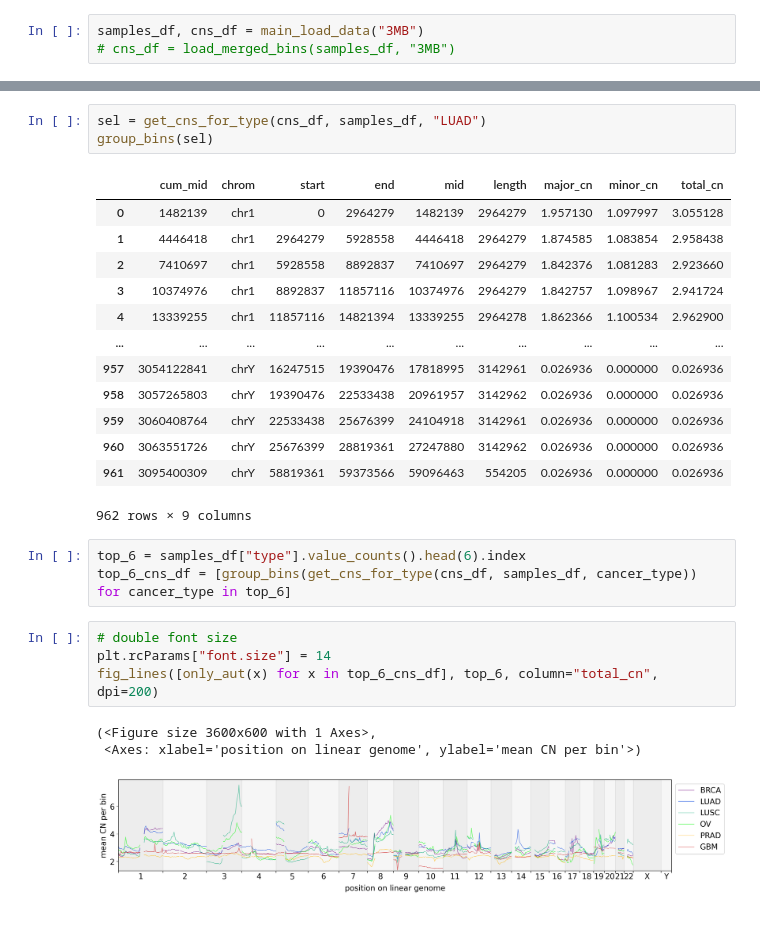
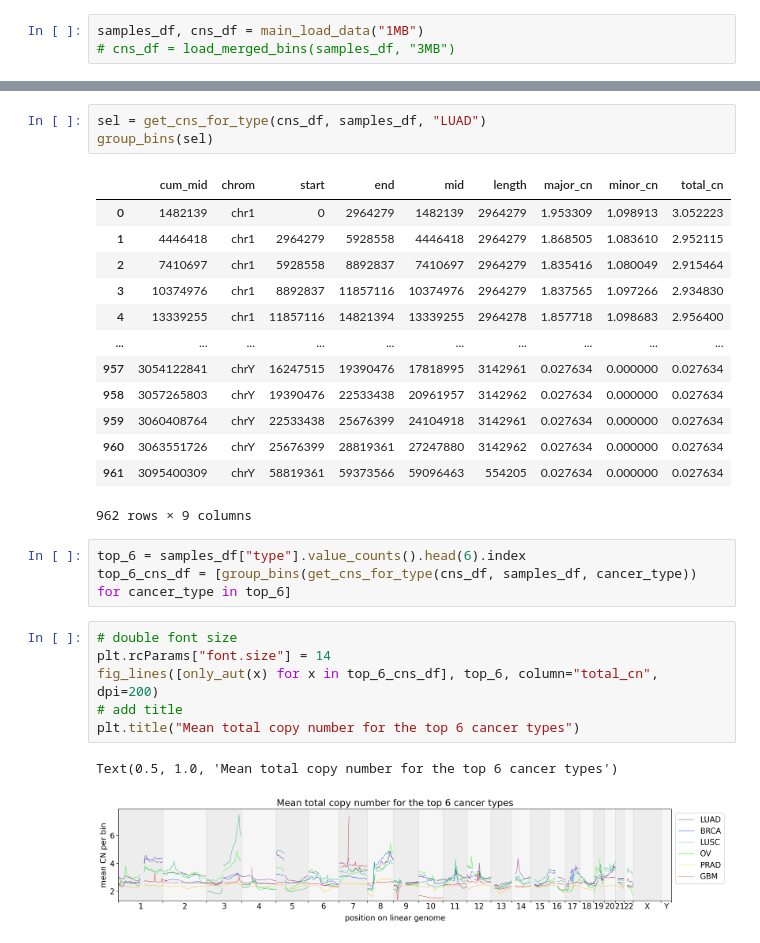
Before and after one commit to ICCB-Cologne/CNSistent, a Jupyter notebook: notebooks/analyze/analyze_types.ipynb, the cells around one changed output, grey strips where cells are left out. Drawn from its saved outputs; the diff is of its cells as text.

```diff
--- a/notebooks/analyze/analyze_types.ipynb
+++ b/notebooks/analyze/analyze_types.ipynb
@@ -11,5 +37,5 @@ from cns.data_utils import main_load_data, select_CNS_samples
 # %%
-samples_df, cns_df = main_load_data("3MB")
+samples_df, cns_df = main_load_data("1MB")
 # cns_df = load_merged_bins(samples_df, "3MB")
 # %%
 samples_df["type"].value_counts().head(6).sum()
@@ -27,17 +53,17 @@ sel = get_cns_for_type(cns_df, samples_df, "LUAD")
 group_bins(sel)
 # %% [output]
 |  | cum_mid | chrom | start | end | mid | length | major_cn | minor_cn | total_cn |
-| 0 | 1482139 | chr1 | 0 | 2964279 | 1482139 | 2964279 | 1.957130 | 1.097997 | 3.055128 |
-| 1 | 4446418 | chr1 | 2964279 | 5928558 | 4446418 | 2964279 | 1.874585 | 1.083854 | 2.958438 |
-| 2 | 7410697 | chr1 | 5928558 | 8892837 | 7410697 | 2964279 | 1.842376 | 1.081283 | 2.923660 |
-| 3 | 10374976 | chr1 | 8892837 | 11857116 | 10374976 | 2964279 | 1.842757 | 1.098967 | 2.941724 |
-| 4 | 13339255 | chr1 | 11857116 | 14821394 | 13339255 | 2964278 | 1.862366 | 1.100534 | 2.962900 |
+| 0 | 1482139 | chr1 | 0 | 2964279 | 1482139 | 2964279 | 1.953309 | 1.098913 | 3.052223 |
+| 1 | 4446418 | chr1 | 2964279 | 5928558 | 4446418 | 2964279 | 1.868505 | 1.083610 | 2.952115 |
+| 2 | 7410697 | chr1 | 5928558 | 8892837 | 7410697 | 2964279 | 1.835416 | 1.080049 | 2.915464 |
+| 3 | 10374976 | chr1 | 8892837 | 11857116 | 10374976 | 2964279 | 1.837565 | 1.097266 | 2.934830 |
+| 4 | 13339255 | chr1 | 11857116 | 14821394 | 13339255 | 2964278 | 1.857718 | 1.098683 | 2.956400 |
 | ... | ... | ... | ... | ... | ... | ... | ... | ... | ... |
-| 957 | 3054122841 | chrY | 16247515 | 19390476 | 17818995 | 3142961 | 0.026936 | 0.000000 | 0.026936 |
-| 958 | 3057265803 | chrY | 19390476 | 22533438 | 20961957 | 3142962 | 0.026936 | 0.000000 | 0.026936 |
-| 959 | 3060408764 | chrY | 22533438 | 25676399 | 24104918 | 3142961 | 0.026936 | 0.000000 | 0.026936 |
-| 960 | 3063551726 | chrY | 25676399 | 28819361 | 27247880 | 3142962 | 0.026936 | 0.000000 | 0.026936 |
-| 961 | 3095400309 | chrY | 58819361 | 59373566 | 59096463 | 554205 | 0.026936 | 0.000000 | 0.026936 |
+| 957 | 3054122841 | chrY | 16247515 | 19390476 | 17818995 | 3142961 | 0.027634 | 0.000000 | 0.027634 |
+| 958 | 3057265803 | chrY | 19390476 | 22533438 | 20961957 | 3142962 | 0.027634 | 0.000000 | 0.027634 |
+| 959 | 3060408764 | chrY | 22533438 | 25676399 | 24104918 | 3142961 | 0.027634 | 0.000000 | 0.027634 |
+| 960 | 3063551726 | chrY | 25676399 | 28819361 | 27247880 | 3142962 | 0.027634 | 0.000000 | 0.027634 |
+| 961 | 3095400309 | chrY | 58819361 | 59373566 | 59096463 | 554205 | 0.027634 | 0.000000 | 0.027634 |
 962 rows × 9 columns
 # %%
 top_6 = samples_df["type"].value_counts().head(6).index
@@ -45,11 +71,12 @@ top_6_cns_df = [group_bins(get_cns_for_type(cns_df, samples_df, cancer_type)) fo
 # %%
 # double font size
 plt.rcParams["font.size"] = 14
 fig_lines([only_aut(x) for x in top_6_cns_df], top_6, column="total_cn", dpi=200)
+# add title
+plt.title("Mean total copy number for the top 6 cancer types")
 # %% [output]
-(<Figure size 3600x600 with 1 Axes>,
- <Axes: xlabel='position on linear genome', ylabel='mean CN per bin'>)
+Text(0.5, 1.0, 'Mean total copy number for the top 6 cancer types')
-[figure, old version]
+[figure, new version]
 # %%
 above_50 = samples_df["type"].value_counts().where(lambda x: x >= 50).where(lambda x: x != "Other").dropna().index.values
 all_samples = samples_df.query("type in @above_50")
```
Also changed, not shown: parts of 6 cells of this notebook, 2 other files.
